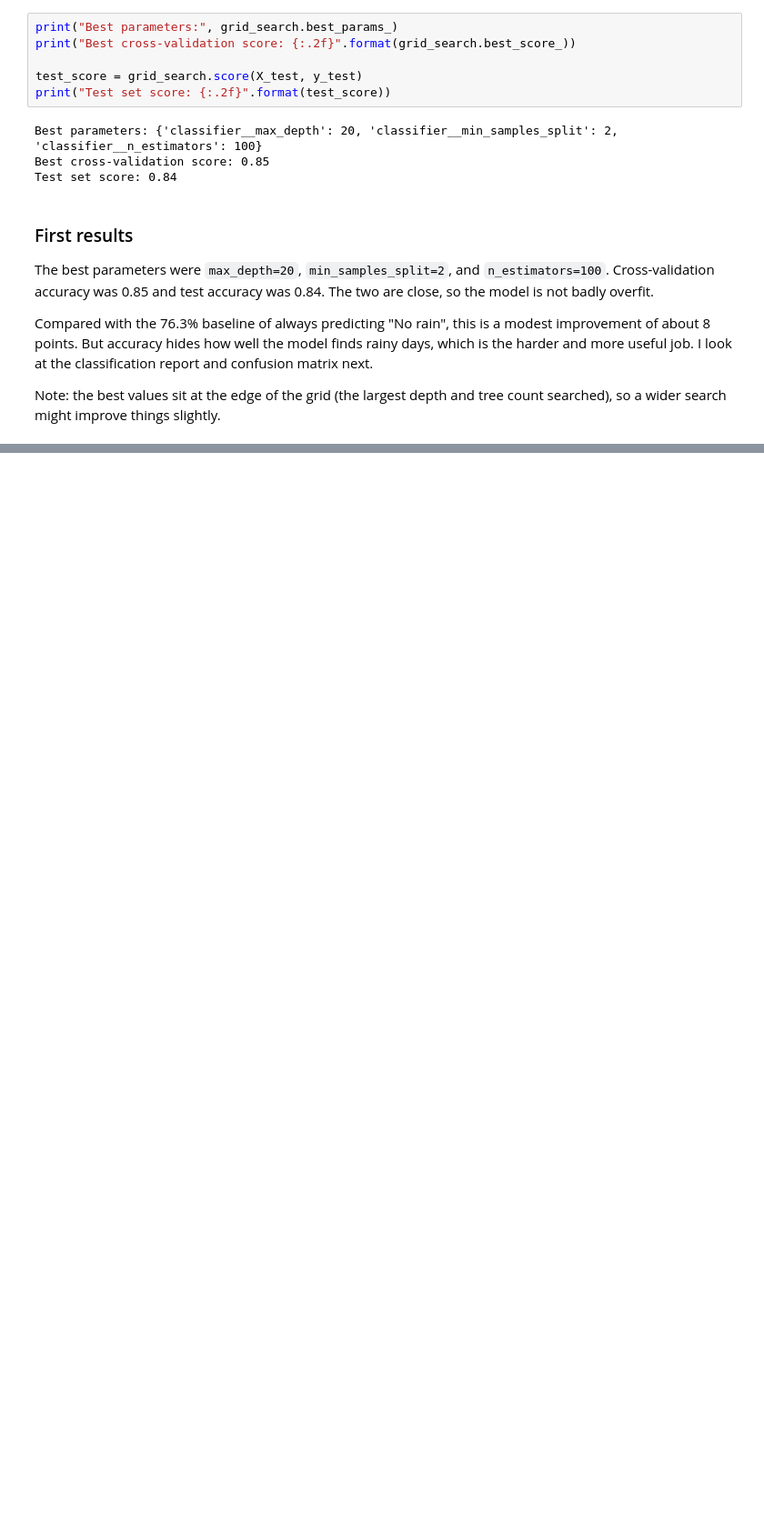
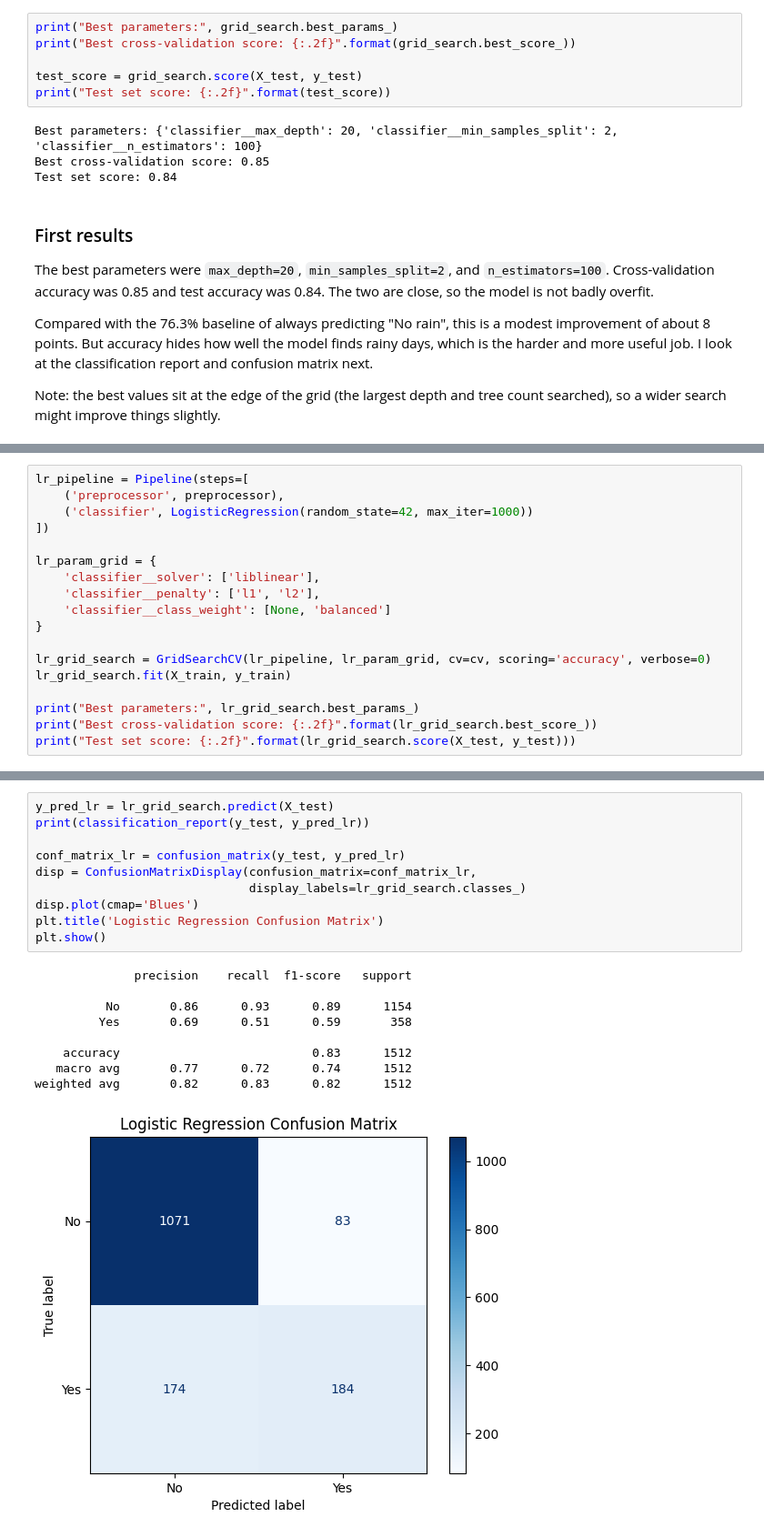
Before and after one commit to Vidur4568/rainfall-prediction-classifier, a Jupyter notebook: notebooks/rainfall_prediction.ipynb, the cells around one changed output, grey strips where cells are left out. Shown at 91% size. Cells and saved outputs as stored; diff of their text form; blank space fills up the shorter version.

```diff
--- a/notebooks/rainfall_prediction.ipynb
+++ b/notebooks/rainfall_prediction.ipynb
@@ -293,0 +368,18 @@ Note: the best values sit at the edge of the grid (the largest depth and tree co
+# %%
+lr_pipeline = Pipeline(steps=[
+    ('preprocessor', preprocessor),
+    ('classifier', LogisticRegression(random_state=42, max_iter=1000))
+])
+
+lr_param_grid = {
+    'classifier__solver': ['liblinear'],
+    'classifier__penalty': ['l1', 'l2'],
+    'classifier__class_weight': [None, 'balanced']
+}
+
+lr_grid_search = GridSearchCV(lr_pipeline, lr_param_grid, cv=cv, scoring='accuracy', verbose=0)
+lr_grid_search.fit(X_train, y_train)
+
+print("Best parameters:", lr_grid_search.best_params_)
+print("Best cross-validation score: {:.2f}".format(lr_grid_search.best_score_))
+print("Test set score: {:.2f}".format(lr_grid_search.score(X_test, y_test)))
@@ -293,0 +390,20 @@ Note: the best values sit at the edge of the grid (the largest depth and tree co
+# %%
+y_pred_lr = lr_grid_search.predict(X_test)
+print(classification_report(y_test, y_pred_lr))
+
+conf_matrix_lr = confusion_matrix(y_test, y_pred_lr)
+disp = ConfusionMatrixDisplay(confusion_matrix=conf_matrix_lr,
+                              display_labels=lr_grid_search.classes_)
+disp.plot(cmap='Blues')
+plt.title('Logistic Regression Confusion Matrix')
+plt.show()
+# %% [output]
+              precision    recall  f1-score   support
+
+          No       0.86      0.93      0.89      1154
+         Yes       0.69      0.51      0.59       358
+
+    accuracy                           0.83      1512
+   macro avg       0.77      0.72      0.74      1512
+weighted avg       0.82      0.83      0.82      1512
+[figure, added]
```
Also changed, not shown: parts of 14 cells of this notebook.
